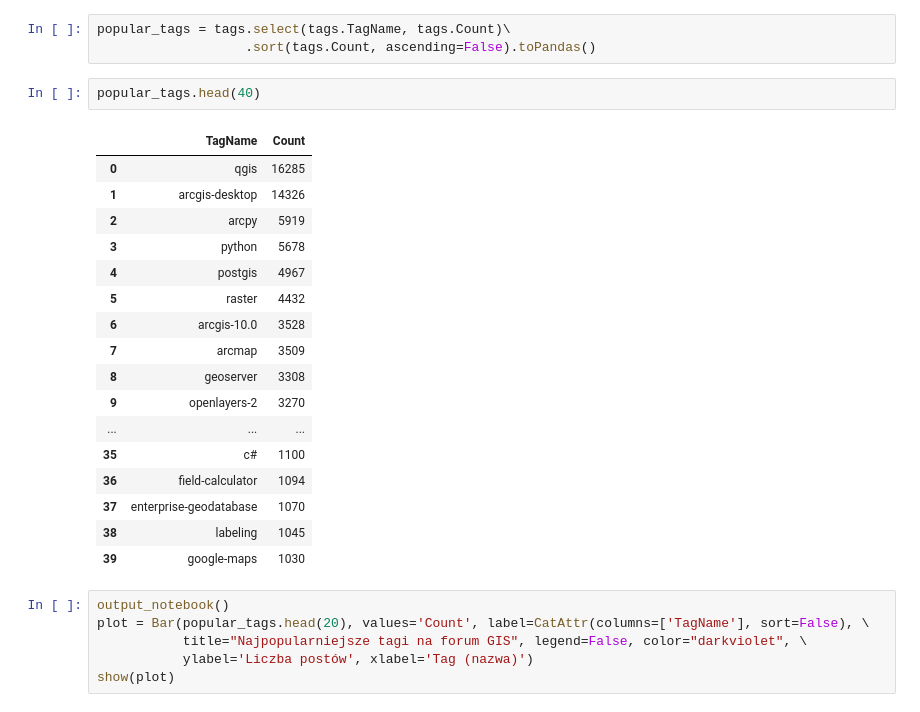
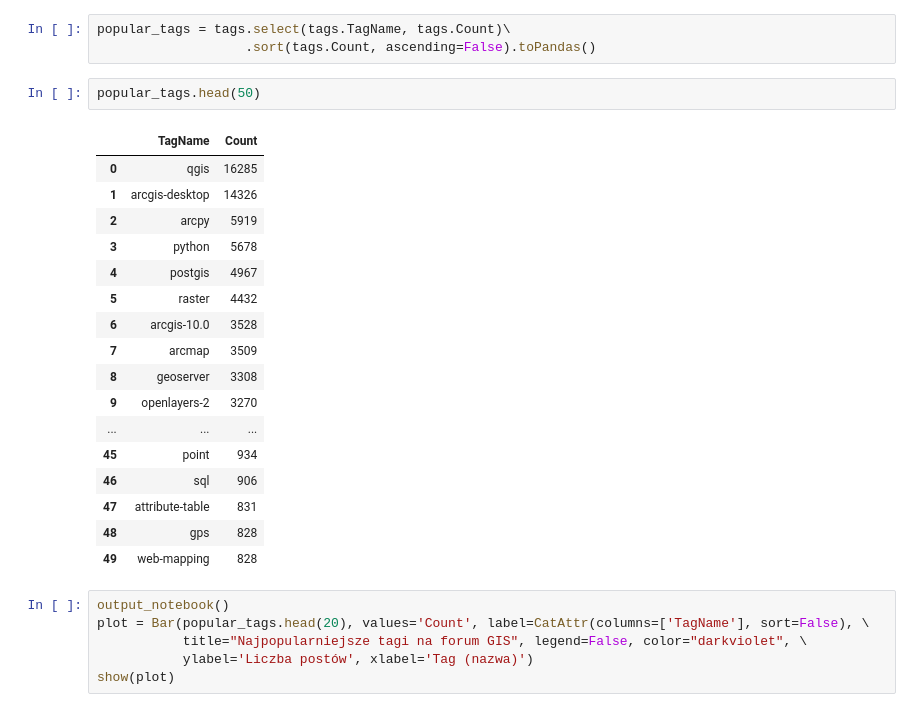
Before and after one commit to mbartosi/studia-bd, a Jupyter notebook: gis_stack_spark.ipynb, the cells around one changed output. Saved outputs shown, nothing was run; the diff lists cells and outputs as text.

```diff
--- a/gis_stack_spark.ipynb
+++ b/gis_stack_spark.ipynb
@@ -284,25 +284,25 @@ Loading BokehJS ...
 popular_tags = tags.select(tags.TagName, tags.Count)\
                    .sort(tags.Count, ascending=False).toPandas()
 # %%
-popular_tags.head(40)
+popular_tags.head(50)
 # %% [output]
 |  | TagName | Count |
 | 0 | qgis | 16285 |
 | 1 | arcgis-desktop | 14326 |
 | 2 | arcpy | 5919 |
 | 3 | python | 5678 |
 | 4 | postgis | 4967 |
 | 5 | raster | 4432 |
 | 6 | arcgis-10.0 | 3528 |
 | 7 | arcmap | 3509 |
 | 8 | geoserver | 3308 |
 | 9 | openlayers-2 | 3270 |
 | ... | ... | ... |
-| 35 | c# | 1100 |
-| 36 | field-calculator | 1094 |
-| 37 | enterprise-geodatabase | 1070 |
-| 38 | labeling | 1045 |
-| 39 | google-maps | 1030 |
+| 45 | point | 934 |
+| 46 | sql | 906 |
+| 47 | attribute-table | 831 |
+| 48 | gps | 828 |
+| 49 | web-mapping | 828 |
 # %%
 output_notebook()
 plot = Bar(popular_tags.head(20), values='Count', label=CatAttr(columns=['TagName'], sort=False), \
```
Also changed, not shown: parts of 26 cells of this notebook.
